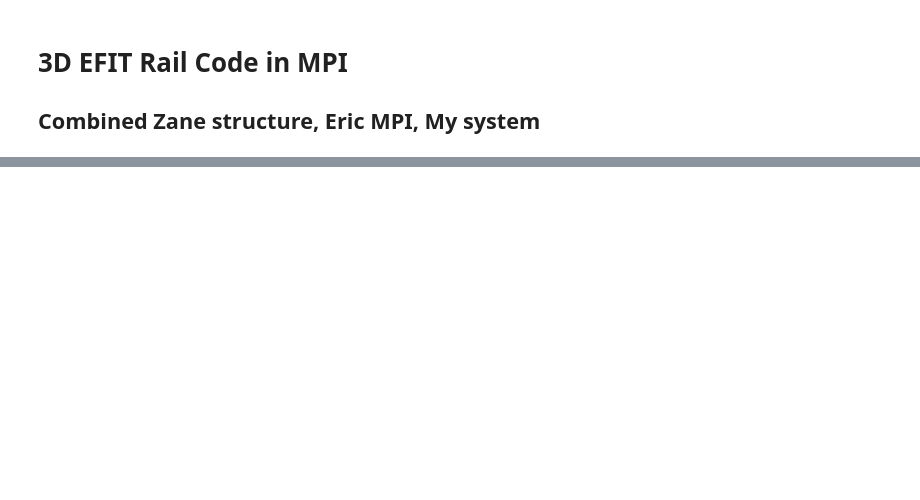
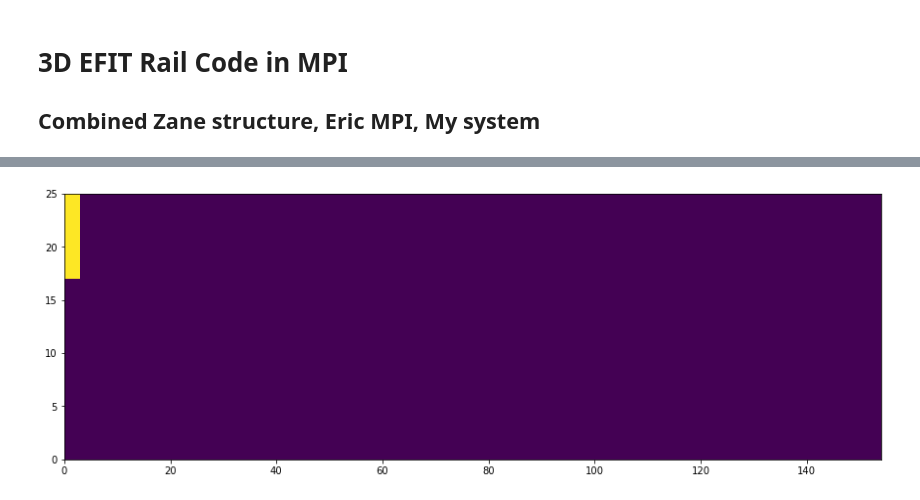
Before and after one commit to danchendrickson/3D_EFIT, a Jupyter notebook: EFIT_MPI_Rail.ipynb, the cells around one changed output, grey strips where cells are left out. Drawn from its saved outputs; the diff is of its cells as text; code cells hidden in the pictures; blank space fills up the shorter version.

```diff
--- a/EFIT_MPI_Rail.ipynb
+++ b/EFIT_MPI_Rail.ipynb
@@ -629,0 +1522,7 @@ vzSignal=np.zeros(Tsteps)
+# %%
+fig = plt.figure(figsize=(15,5))
+#plt.pcolormesh(matPropsglob[3,:,1,:].T)
+plt.pcolormesh(signalloc[:,gridStartHeadWidth+1,:].T)
+plt.show()
+# %% [output]
+[figure, added]
```
Also changed, not shown: parts of 43 cells of this notebook, 5 other files.
